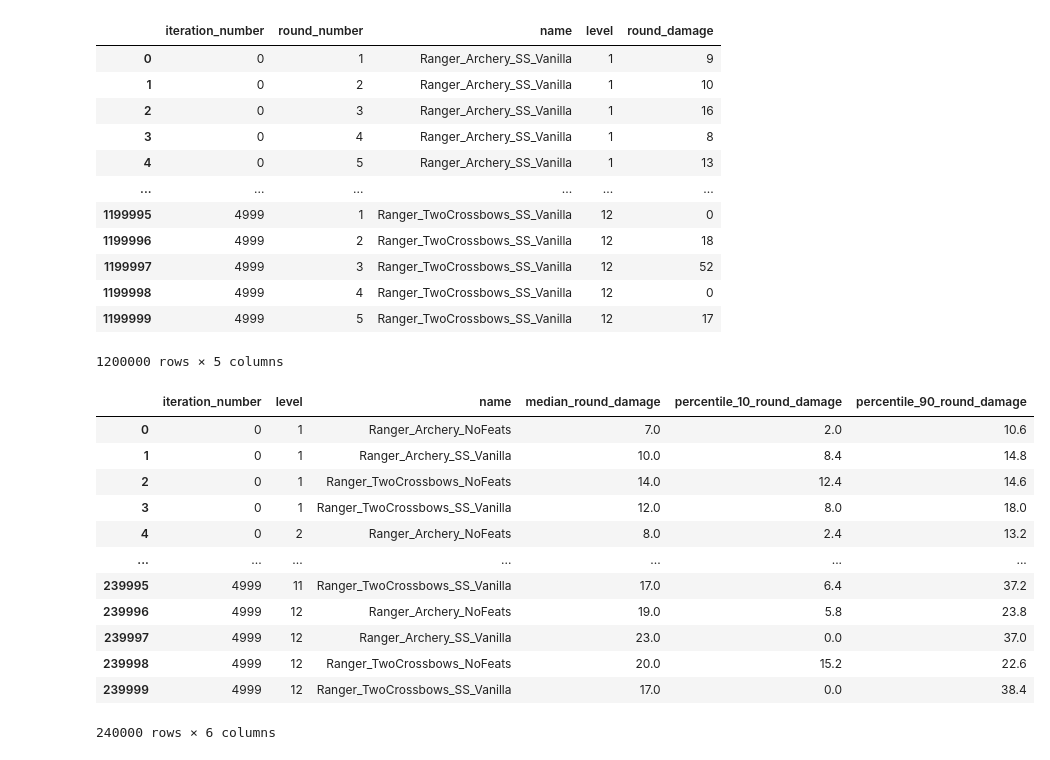
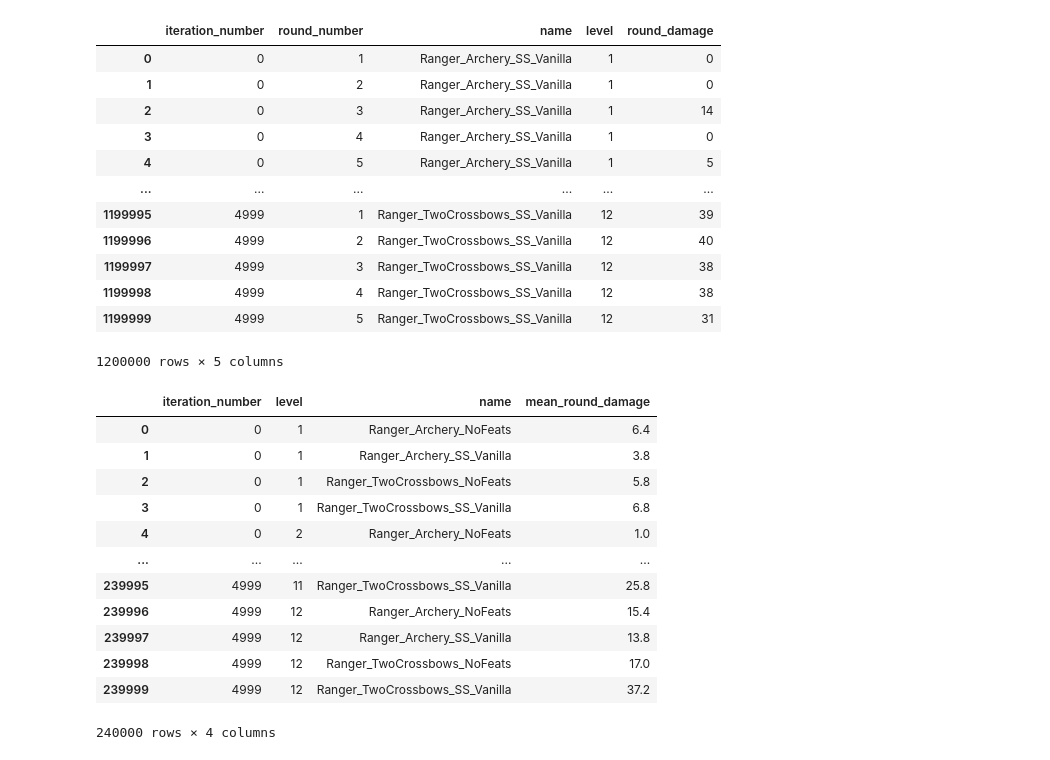
Before and after one commit to slafniy/DedTunedProject, a Jupyter notebook: Data/Projects/CommonUtility/damage_calc/damage_calculator.ipynb, the cells around one changed output. Drawn from its saved outputs; the diff is of its cells as text; code cells hidden in the pictures.

```diff
--- a/Data/Projects/CommonUtility/damage_calc/damage_calculator.ipynb
+++ b/Data/Projects/CommonUtility/damage_calc/damage_calculator.ipynb
@@ -5,7 +5,7 @@ import simulator
 raw_data = simulator.simulate_combat(
     ALL_PROGRESSIONS,
     # [TWO_WEAPONS_CROSSBOWS_NO_FEATS, TWO_WEAPONS_CROSSBOWS_SS_VANILLA],
-    target_ac=13,
+    target_ac=18,
     iterations=5000
 )
 # %%
@@ -15,41 +15,41 @@ df = pd.DataFrame(raw_data)
 df
 # %% [output]
 |  | iteration_number | round_number | name | level | round_damage |
-| 0 | 0 | 1 | Ranger_Archery_SS_Vanilla | 1 | 9 |
-| 1 | 0 | 2 | Ranger_Archery_SS_Vanilla | 1 | 10 |
-| 2 | 0 | 3 | Ranger_Archery_SS_Vanilla | 1 | 16 |
-| 3 | 0 | 4 | Ranger_Archery_SS_Vanilla | 1 | 8 |
-| 4 | 0 | 5 | Ranger_Archery_SS_Vanilla | 1 | 13 |
+| 0 | 0 | 1 | Ranger_Archery_SS_Vanilla | 1 | 0 |
+| 1 | 0 | 2 | Ranger_Archery_SS_Vanilla | 1 | 0 |
+| 2 | 0 | 3 | Ranger_Archery_SS_Vanilla | 1 | 14 |
+| 3 | 0 | 4 | Ranger_Archery_SS_Vanilla | 1 | 0 |
+| 4 | 0 | 5 | Ranger_Archery_SS_Vanilla | 1 | 5 |
 | ... | ... | ... | ... | ... | ... |
-| 1199995 | 4999 | 1 | Ranger_TwoCrossbows_SS_Vanilla | 12 | 0 |
-| 1199996 | 4999 | 2 | Ranger_TwoCrossbows_SS_Vanilla | 12 | 18 |
-| 1199997 | 4999 | 3 | Ranger_TwoCrossbows_SS_Vanilla | 12 | 52 |
-| 1199998 | 4999 | 4 | Ranger_TwoCrossbows_SS_Vanilla | 12 | 0 |
-| 1199999 | 4999 | 5 | Ranger_TwoCrossbows_SS_Vanilla | 12 | 17 |
+| 1199995 | 4999 | 1 | Ranger_TwoCrossbows_SS_Vanilla | 12 | 39 |
+| 1199996 | 4999 | 2 | Ranger_TwoCrossbows_SS_Vanilla | 12 | 40 |
+| 1199997 | 4999 | 3 | Ranger_TwoCrossbows_SS_Vanilla | 12 | 38 |
+| 1199998 | 4999 | 4 | Ranger_TwoCrossbows_SS_Vanilla | 12 | 38 |
+| 1199999 | 4999 | 5 | Ranger_TwoCrossbows_SS_Vanilla | 12 | 31 |
 1200000 rows × 5 columns
 # %%
 df_per_round_stats = df.groupby(['iteration_number', 'level', 'name']).agg(
-    # mean_round_damage=('round_damage', 'mean'),
-    median_round_damage=('round_damage', 'median'),
+    mean_round_damage=('round_damage', 'mean'),
+    # median_round_damage=('round_damage', 'median'),
     # max_round_damage=('round_damage', 'max'),
-    percentile_10_round_damage=('round_damage', lambda x: x.quantile(0.1)),
-    percentile_90_round_damage=('round_damage', lambda x: x.quantile(0.9))
+    # percentile_10_round_damage=('round_damage', lambda x: x.quantile(0.1)),
+    # percentile_90_round_damage=('round_damage', lambda x: x.quantile(0.9))
 ).reset_index()
 
 df_per_round_stats
 # %% [output]
-|  | iteration_number | level | name | median_round_damage | percentile_10_round_damage | percentile_90_round_damage |
-| 0 | 0 | 1 | Ranger_Archery_NoFeats | 7.0 | 2.0 | 10.6 |
-| 1 | 0 | 1 | Ranger_Archery_SS_Vanilla | 10.0 | 8.4 | 14.8 |
-| 2 | 0 | 1 | Ranger_TwoCrossbows_NoFeats | 14.0 | 12.4 | 14.6 |
-| 3 | 0 | 1 | Ranger_TwoCrossbows_SS_Vanilla | 12.0 | 8.0 | 18.0 |
-| 4 | 0 | 2 | Ranger_Archery_NoFeats | 8.0 | 2.4 | 13.2 |
-| ... | ... | ... | ... | ... | ... | ... |
-| 239995 | 4999 | 11 | Ranger_TwoCrossbows_SS_Vanilla | 17.0 | 6.4 | 37.2 |
-| 239996 | 4999 | 12 | Ranger_Archery_NoFeats | 19.0 | 5.8 | 23.8 |
-| 239997 | 4999 | 12 | Ranger_Archery_SS_Vanilla | 23.0 | 0.0 | 37.0 |
-| 239998 | 4999 | 12 | Ranger_TwoCrossbows_NoFeats | 20.0 | 15.2 | 22.6 |
-| 239999 | 4999 | 12 | Ranger_TwoCrossbows_SS_Vanilla | 17.0 | 0.0 | 38.4 |
+|  | iteration_number | level | name | mean_round_damage |
+| 0 | 0 | 1 | Ranger_Archery_NoFeats | 6.4 |
+| 1 | 0 | 1 | Ranger_Archery_SS_Vanilla | 3.8 |
+| 2 | 0 | 1 | Ranger_TwoCrossbows_NoFeats | 5.8 |
+| 3 | 0 | 1 | Ranger_TwoCrossbows_SS_Vanilla | 6.8 |
+| 4 | 0 | 2 | Ranger_Archery_NoFeats | 1.0 |
+| ... | ... | ... | ... | ... |
+| 239995 | 4999 | 11 | Ranger_TwoCrossbows_SS_Vanilla | 25.8 |
+| 239996 | 4999 | 12 | Ranger_Archery_NoFeats | 15.4 |
+| 239997 | 4999 | 12 | Ranger_Archery_SS_Vanilla | 13.8 |
+| 239998 | 4999 | 12 | Ranger_TwoCrossbows_NoFeats | 17.0 |
+| 239999 | 4999 | 12 | Ranger_TwoCrossbows_SS_Vanilla | 37.2 |
-240000 rows × 6 columns
+240000 rows × 4 columns
 # %%
 df_overall = df_per_round_stats.groupby(['level', 'name']).agg(
```
Also changed, not shown: parts of 2 cells of this notebook, 1 other file.
